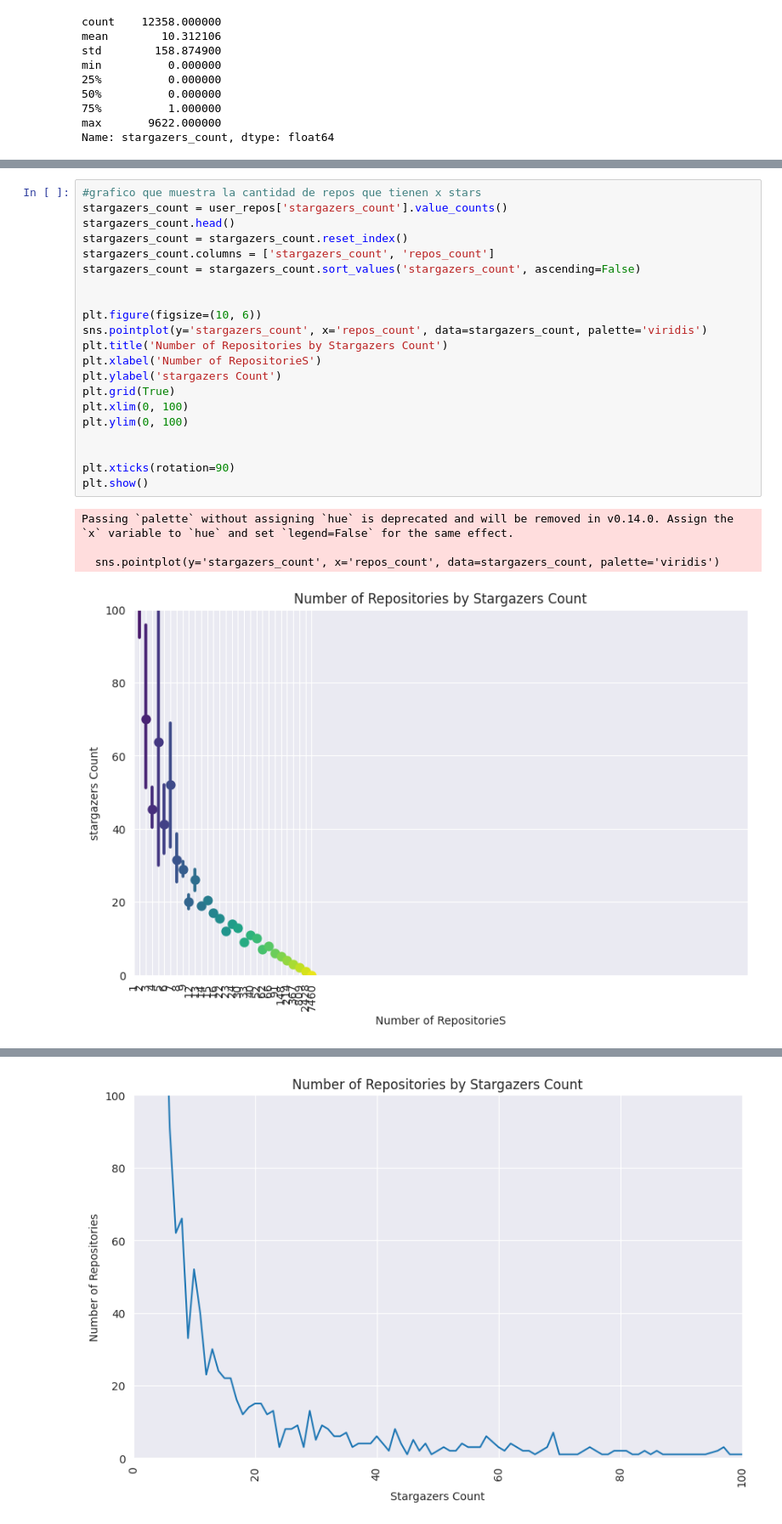
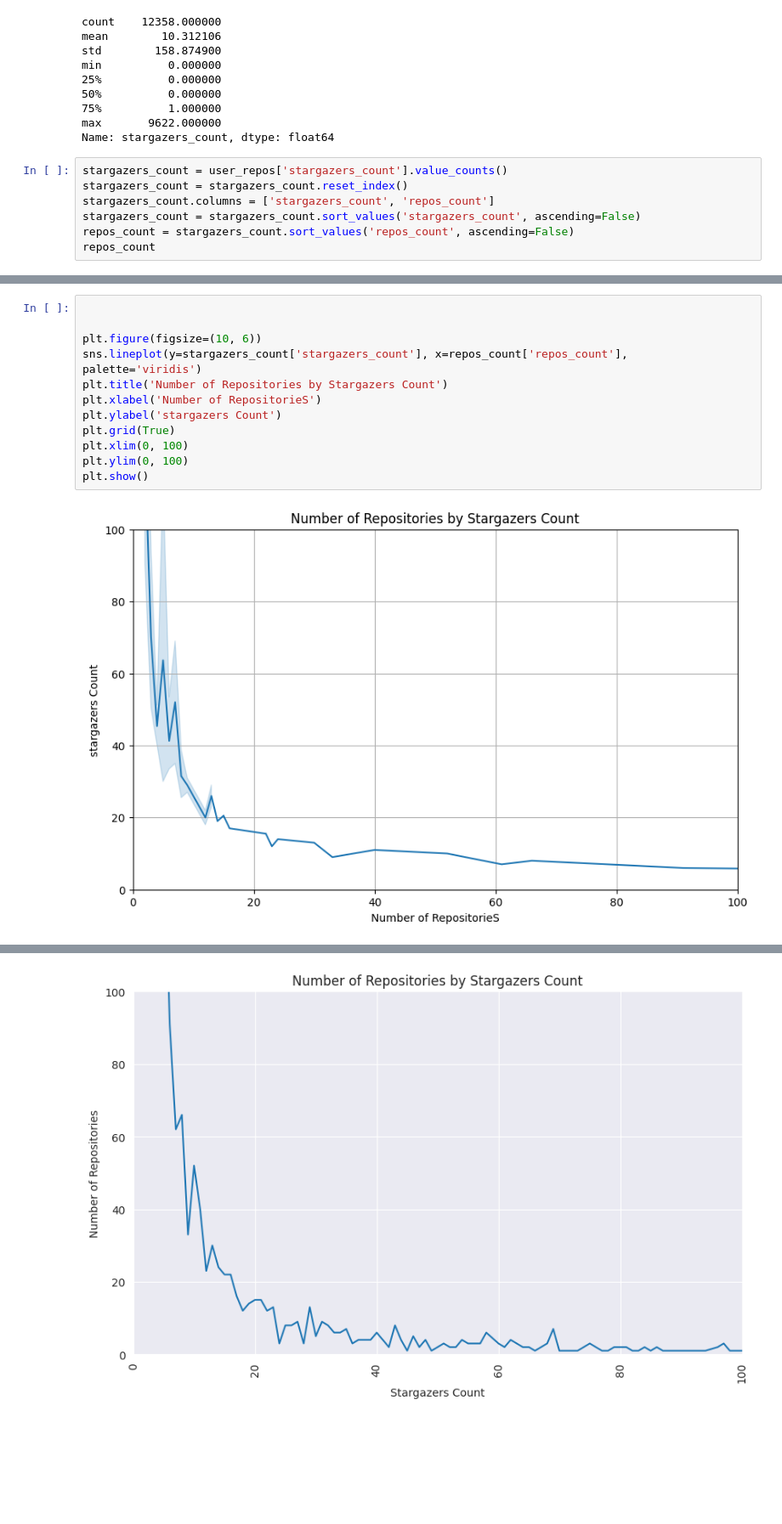
Before and after one commit to Cucharoth/t2_eda, a Jupyter notebook: src/eda.ipynb, the cells around one changed output, grey strips where cells are left out. Shown: that part at 85% size. Saved outputs shown, nothing was run; the diff lists cells and outputs as text; blank space fills up the shorter version.

```diff
--- a/src/eda.ipynb
+++ b/src/eda.ipynb
@@ -171,3 +171,10 @@ min          0.000000
 75%          1.000000
 max       9622.000000
 Name: stargazers_count, dtype: float64
+# %%
+stargazers_count = user_repos['stargazers_count'].value_counts()
+stargazers_count = stargazers_count.reset_index()
+stargazers_count.columns = ['stargazers_count', 'repos_count']
+stargazers_count = stargazers_count.sort_values('stargazers_count', ascending=False)
+repos_count = stargazers_count.sort_values('repos_count', ascending=False)
+repos_count
@@ -174,26 +195,14 @@ Name: stargazers_count, dtype: float64
 # %%
-#grafico que muestra la cantidad de repos que tienen x stars
-stargazers_count = user_repos['stargazers_count'].value_counts()
-stargazers_count.head()
-stargazers_count = stargazers_count.reset_index()
-stargazers_count.columns = ['stargazers_count', 'repos_count']
-stargazers_count = stargazers_count.sort_values('stargazers_count', ascending=False)
 
 
 plt.figure(figsize=(10, 6))
-sns.pointplot(y='stargazers_count', x='repos_count', data=stargazers_count, palette='viridis')
+sns.lineplot(y=stargazers_count['stargazers_count'], x=repos_count['repos_count'], palette='viridis')
 plt.title('Number of Repositories by Stargazers Count')
 plt.xlabel('Number of RepositorieS')
 plt.ylabel('stargazers Count')
 plt.grid(True)
 plt.xlim(0, 100)
 plt.ylim(0, 100)
-
-
-plt.xticks(rotation=90)
 plt.show()
 # %% [output]
-Passing `palette` without assigning `hue` is deprecated and will be removed in v0.14.0. Assign the `x` variable to `hue` and set `legend=False` for the same effect.
-
-  sns.pointplot(y='stargazers_count', x='repos_count', data=stargazers_count, palette='viridis')
-[figure, old version]
+[figure, new version]
```
Also changed, not shown: parts of 2 cells of this notebook.
